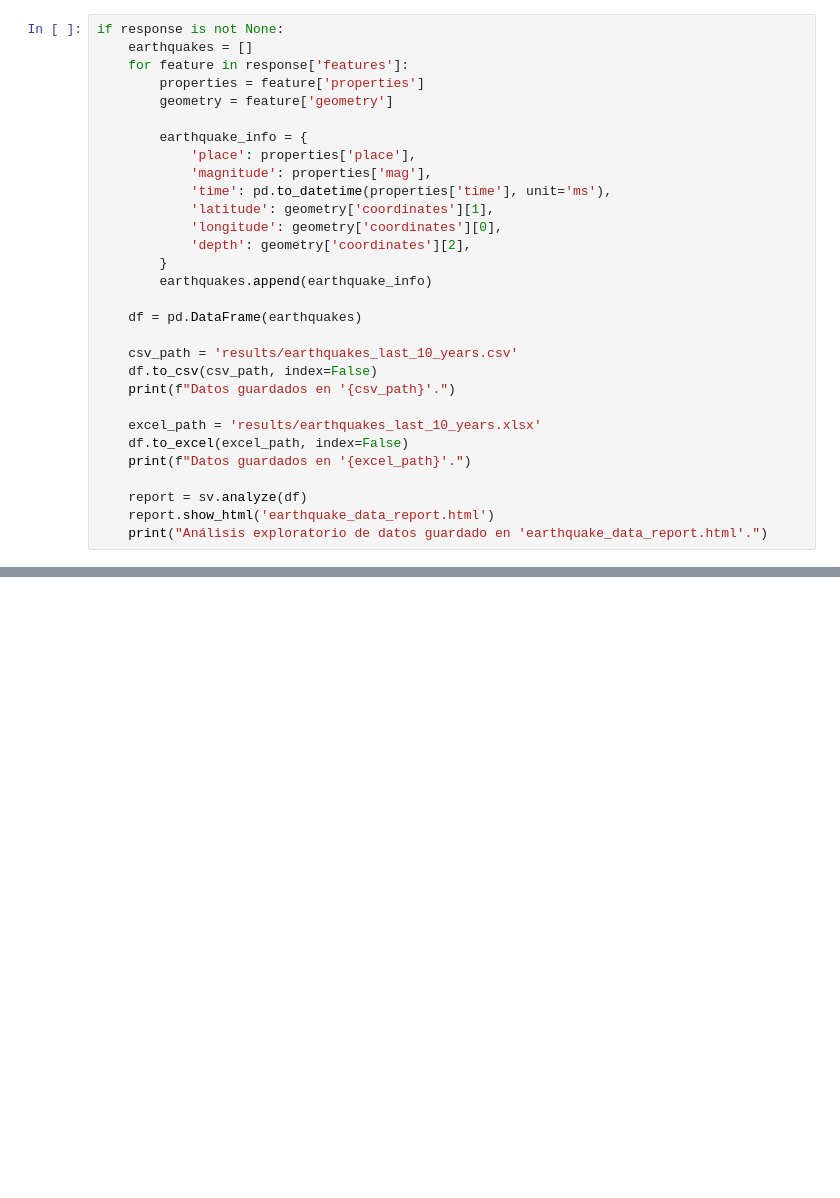
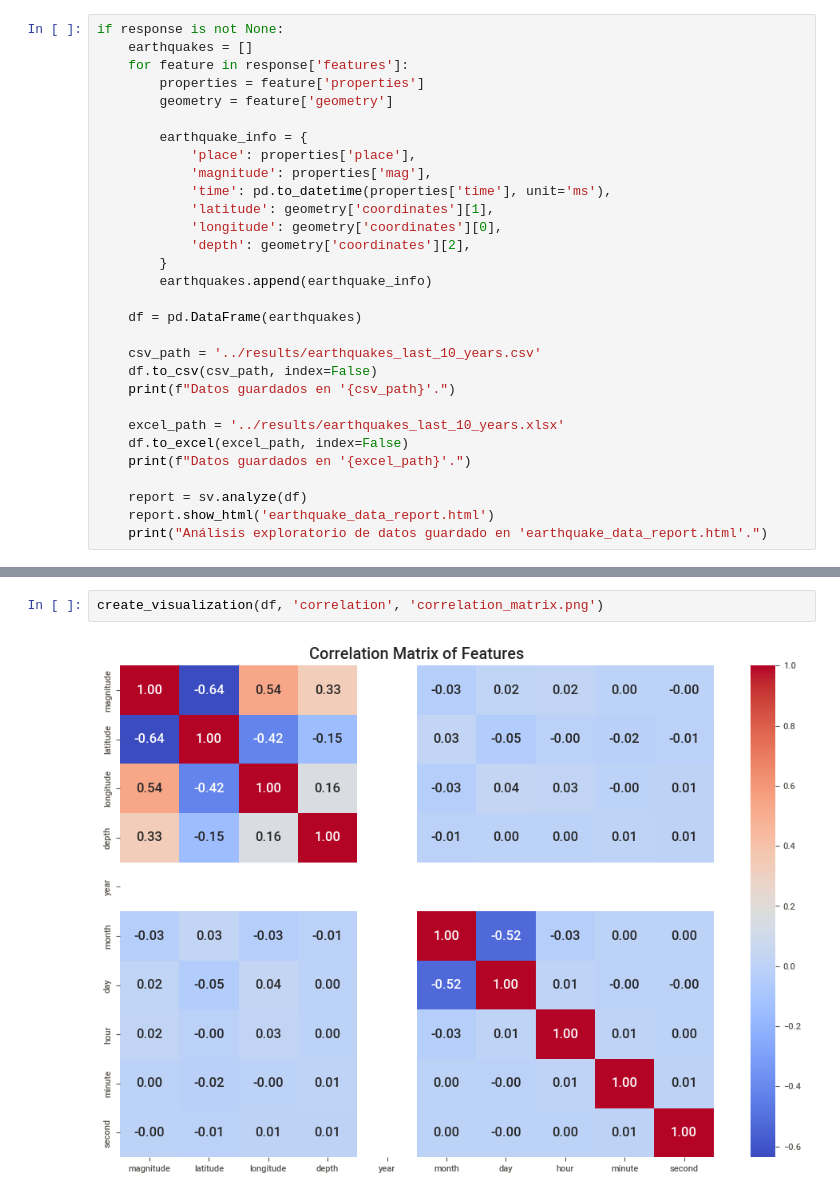
Before and after one commit to rodrii-dp/EarthquakeMagnitude-FinalDataScience, a Jupyter notebook: notebooks/pycaret.ipynb, the cells around one changed output, grey strips where cells are left out. Cells and saved outputs as stored; diff of their text form; blank space fills up the shorter version.

```diff
--- a/notebooks/pycaret.ipynb
+++ b/notebooks/pycaret.ipynb
@@ -44,11 +45,11 @@ if response is not None:
 
     df = pd.DataFrame(earthquakes)
 
-    csv_path = 'results/earthquakes_last_10_years.csv'
+    csv_path = '../results/earthquakes_last_10_years.csv'
     df.to_csv(csv_path, index=False)
     print(f"Datos guardados en '{csv_path}'.")
 
-    excel_path = 'results/earthquakes_last_10_years.xlsx'
+    excel_path = '../results/earthquakes_last_10_years.xlsx'
     df.to_excel(excel_path, index=False)
     print(f"Datos guardados en '{excel_path}'.")
 
@@ -110,0 +196,4 @@ print("Análisis comparativo guardado en 'earthquake_comparison_report.html'.")
+# %%
+create_visualization(df, 'correlation', 'correlation_matrix.png')
+# %% [output]
+[figure, added]
```
Also changed, not shown: parts of 5 cells of this notebook, 9 other files.
